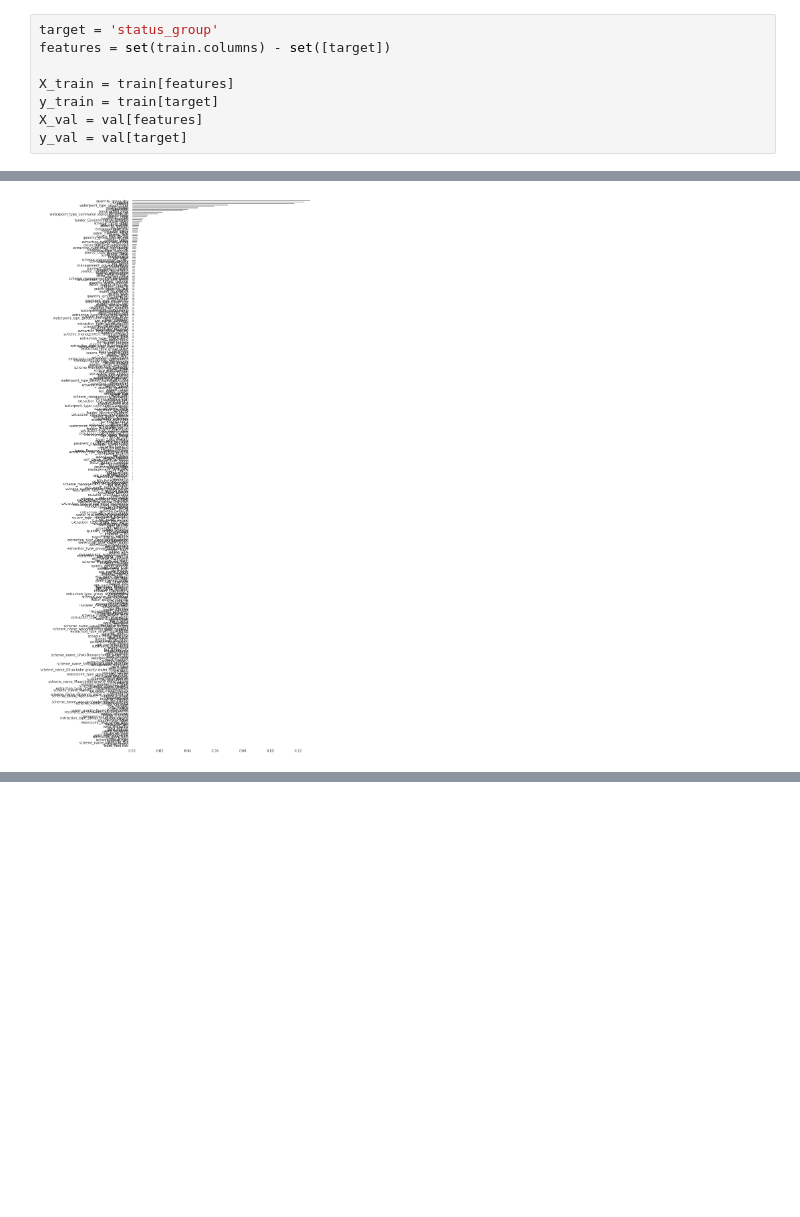
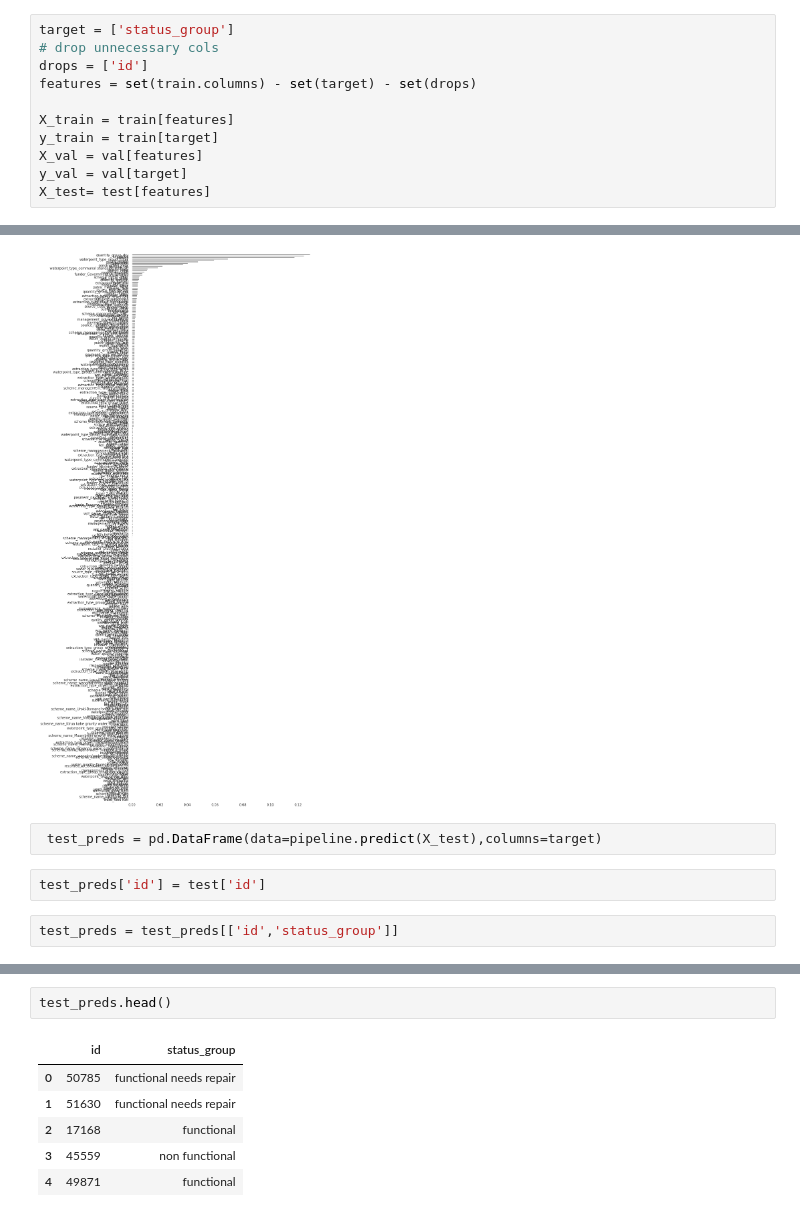
Before and after one commit to bloominstituteoftechnology/DS-Unit-2-Kaggle-Challenge, a Jupyter notebook: module1-decision-trees/LS_DS_221_assignment.ipynb, the cells around one changed output, grey strips where cells are left out. Cells and saved outputs as stored; diff of their text form; blank space fills up the shorter version.

```diff
--- a/module1-decision-trees/LS_DS_221_assignment.ipynb
+++ b/module1-decision-trees/LS_DS_221_assignment.ipynb
@@ -174,13 +169,16 @@ A value is trying to be set on a copy of a slice from a DataFrame
 See the caveats in the documentation: https://pandas.pydata.org/pandas-docs/stable/user_guide/indexing.html#returning-a-view-versus-a-copy
   """
 # %%
-target = 'status_group'
-features = set(train.columns) - set([target])
+target = ['status_group']
+# drop unnecessary cols
+drops = ['id']
+features = set(train.columns) - set(target) - set(drops)
 
 X_train = train[features]
 y_train = train[target]
 X_val = val[features]
 y_val = val[target]
+X_test= test[features]
 # %%
 import category_encoders as ce
 from sklearn.pipeline import make_pipeline
@@ -228,3 +226,9 @@ plt.figure(figsize=(10,30))
 importances.sort_values().plot.barh(color='grey');
 # %% [output]
 [figure]
+# %%
+ test_preds = pd.DataFrame(data=pipeline.predict(X_test),columns=target)
+# %%
+test_preds['id'] = test['id']
+# %%
+test_preds = test_preds[['id','status_group']]
@@ -230,0 +246,9 @@ importances.sort_values().plot.barh(color='grey');
+# %%
+test_preds.head()
+# %% [output]
+|  | id | status_group |
+| 0 | 50785 | functional needs repair |
+| 1 | 51630 | functional needs repair |
+| 2 | 17168 | functional |
+| 3 | 45559 | non functional |
+| 4 | 49871 | functional |
```
Also changed, not shown: parts of 4 cells of this notebook.
